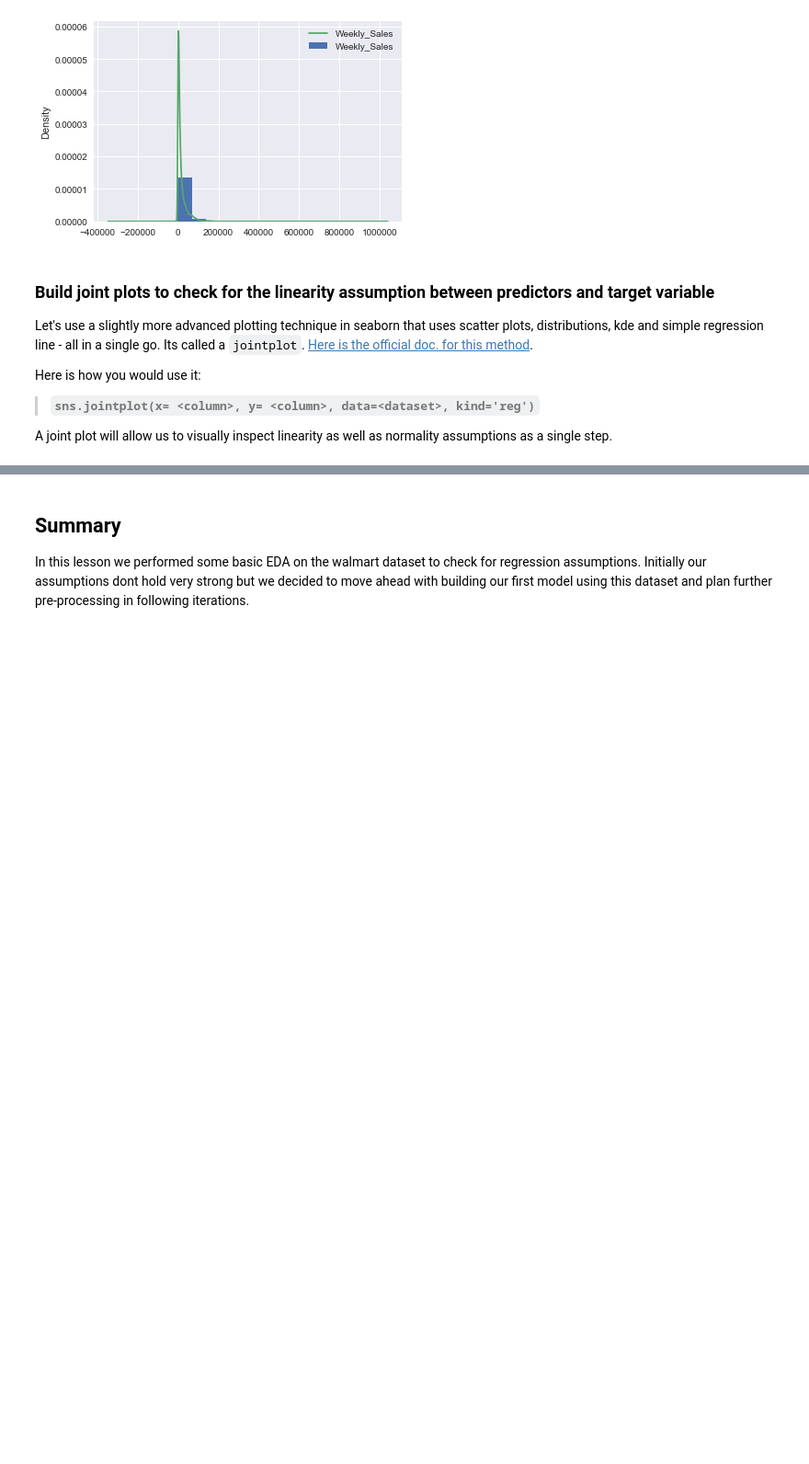
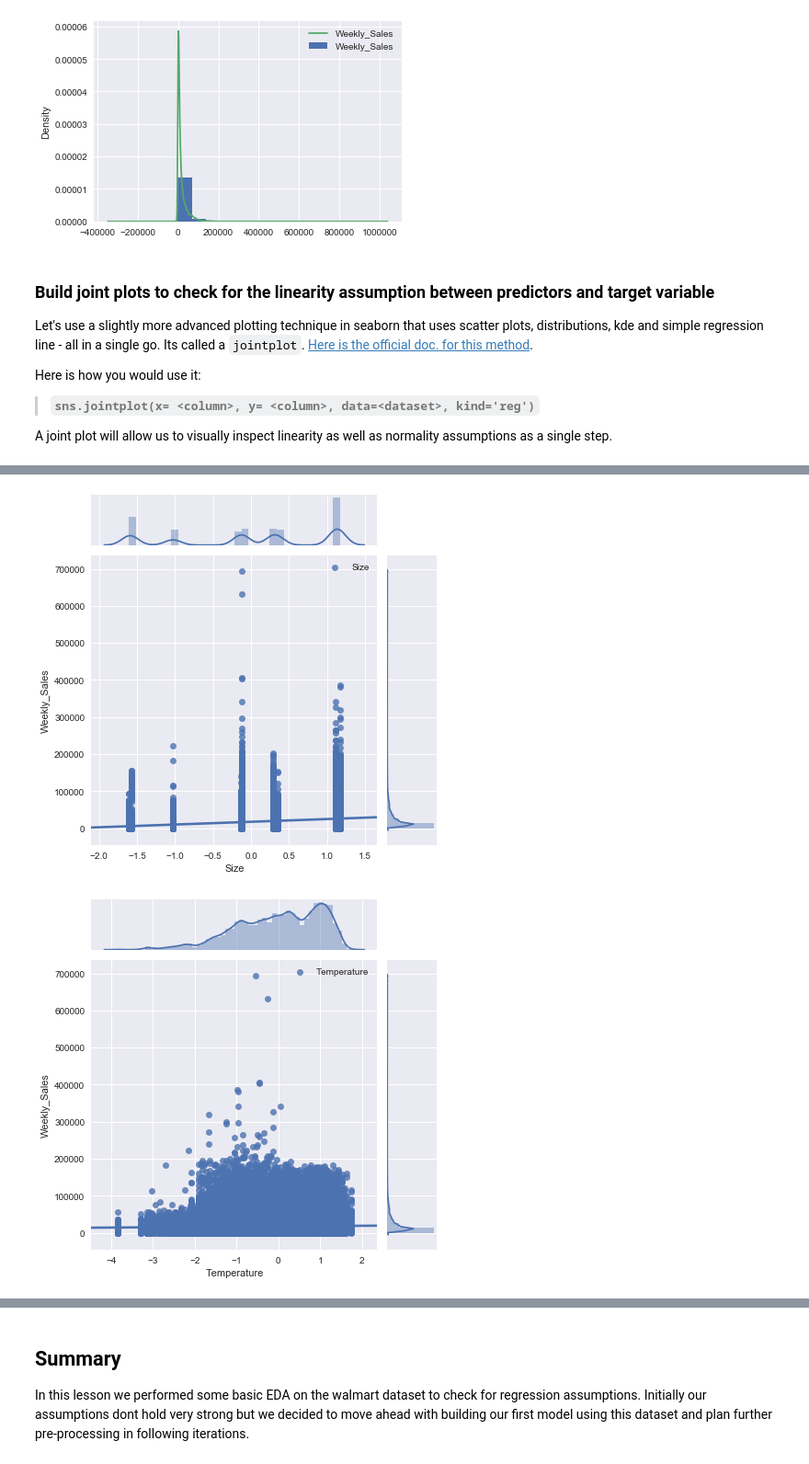
Before and after one commit to MissAle17/dsc-1-12-08-exploring-our-data-lab-online-ds-sp-000, a Jupyter notebook: index.ipynb, the cells around one changed output, grey strips where cells are left out. Shown: that part at 92% size. Saved outputs shown, nothing was run; the diff lists cells and outputs as text; code cells hidden in the pictures; blank space fills up the shorter version.

```diff
--- a/index.ipynb
+++ b/index.ipynb
@@ -106,0 +97,10 @@ A joint plot will allow us to visually inspect linearity as well as normality as
+# %%
+# Your code here
+columns=['Size', 'Temperature', 'Fuel_Price', 'CPI', 'Unemployment']
+for col in columns:
+    sns.jointplot(x= col, y= "Weekly_Sales", data=walmart, kind='reg', label=col)
+    plt.legend()
+    plt.show()
+# %% [output]
+[figure, added]
+[figure, added]
```
Also changed, not shown: parts of 2 cells of this notebook.
